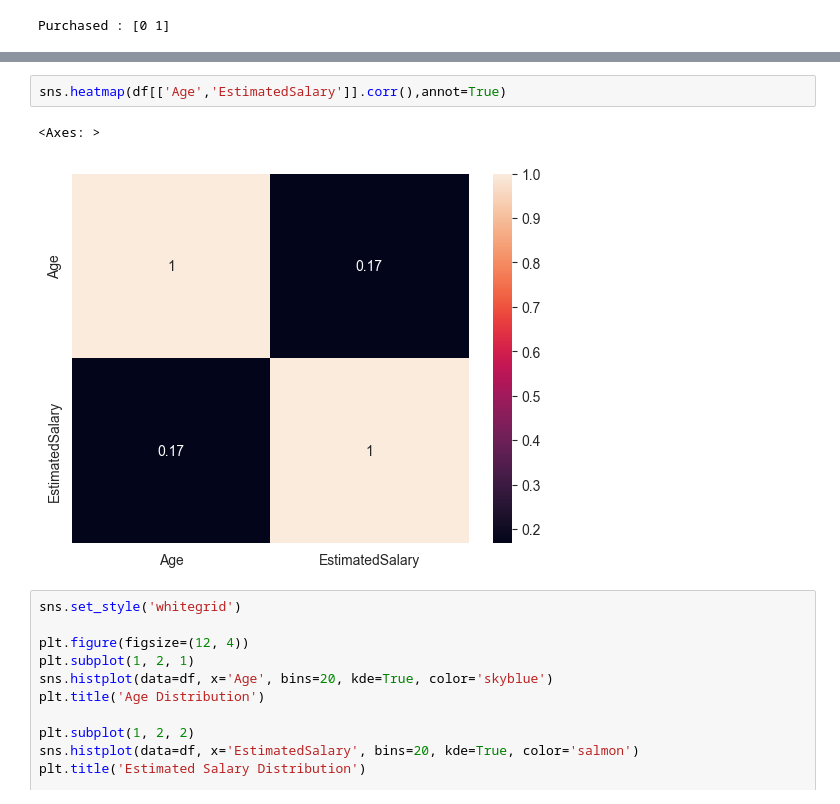
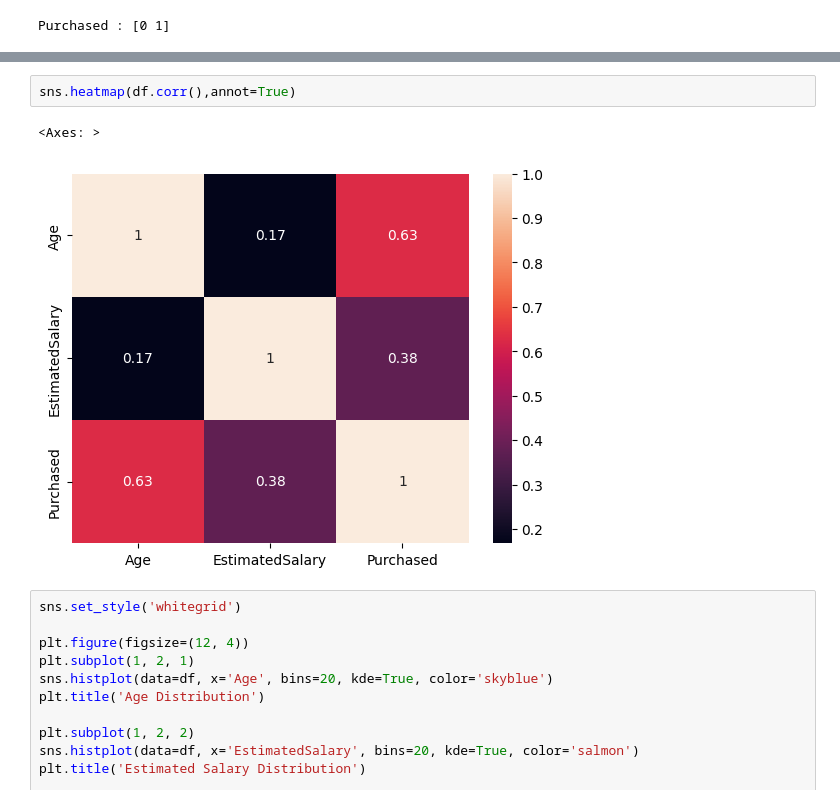
Before and after one commit to naveen3830/Kaggle, a Jupyter notebook: Social_Network_adds_analysis_using_KNN.ipynb, the cells around one changed output, grey strips where cells are left out. Drawn from its saved outputs; the diff is of its cells as text.

```diff
--- a/Social_Network_adds_analysis_using_KNN.ipynb
+++ b/Social_Network_adds_analysis_using_KNN.ipynb
@@ -107,8 +130,8 @@ df[['Age','EstimatedSalary']].corr()
 # %%
-sns.heatmap(df[['Age','EstimatedSalary']].corr(),annot=True)
+sns.heatmap(df.corr(),annot=True)
 # %% [output]
 <Axes: >
-[figure, old version]
+[figure, new version]
 # %%
 sns.set_style('whitegrid')
 
```
Also changed, not shown: parts of 7 cells of this notebook.
